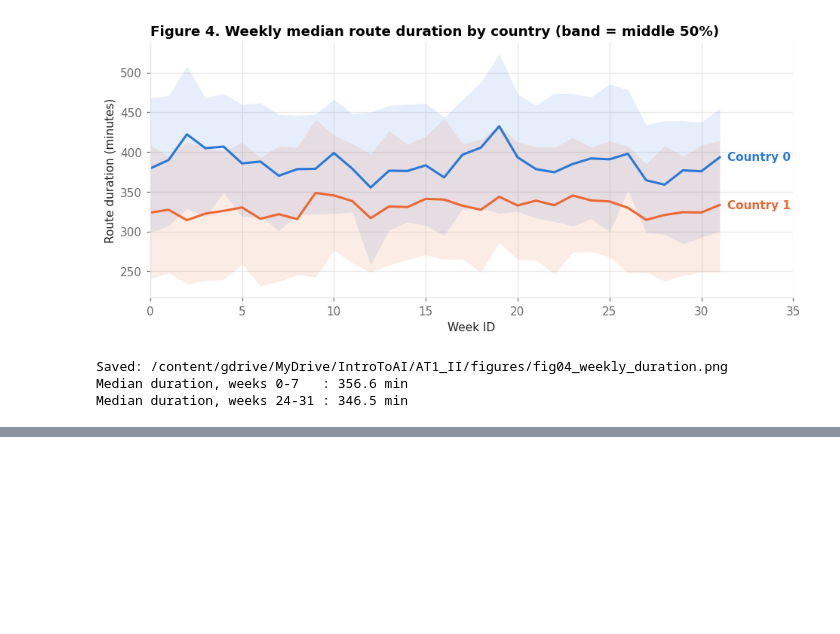
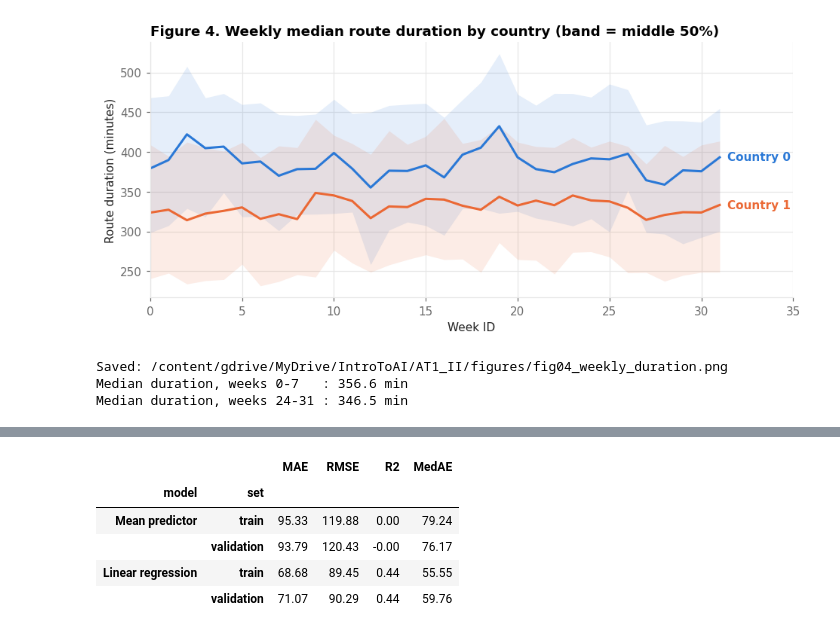
Before and after one commit to brucenguyen0302-code/last-mile-route-duration, a Jupyter notebook: notebooks/AT1_II_route_duration.ipynb, the cells around one changed output, grey strips where cells are left out. Saved outputs shown, nothing was run; the diff lists cells and outputs as text; code cells hidden in the pictures; blank space fills up the shorter version.

Commit message:
Split routes by week and fit baseline models

```diff
--- a/notebooks/AT1_II_route_duration.ipynb
+++ b/notebooks/AT1_II_route_duration.ipynb
@@ -592,0 +659,14 @@ Median duration, weeks 24-31 : 346.5 min
+# %%
+from sklearn.compose import ColumnTransformer
+from sklearn.preprocessing import StandardScaler, OneHotEncoder
+from sklearn.pipeline import Pipeline
+
+def make_preprocessor():
+    return ColumnTransformer([
+        ('num', StandardScaler(), FEATURES_NUM),
+        ('cat', OneHotEncoder(handle_unknown='ignore', sparse_output=False), FEATURES_CAT),
+    ])
+
+preview = make_preprocessor().fit(X_train)
+print('Model inputs after pre-processing:', len(preview.get_feature_names_out()))
+print(list(preview.get_feature_names_out()))
@@ -592,0 +696,35 @@ Median duration, weeks 24-31 : 346.5 min
+# %%
+from sklearn.dummy import DummyRegressor
+from sklearn.linear_model import LinearRegression
+from sklearn.metrics import mean_absolute_error, root_mean_squared_error, r2_score, median_absolute_error
+
+def score(y_true, y_pred):
+    return {
+        'MAE': mean_absolute_error(y_true, y_pred),
+        'RMSE': root_mean_squared_error(y_true, y_pred),
+        'R2': r2_score(y_true, y_pred),
+        'MedAE': median_absolute_error(y_true, y_pred),
+    }
+
+baselines = {
+    'Mean predictor': Pipeline([('prep', make_preprocessor()), ('model', DummyRegressor(strategy='mean'))]),
+    'Linear regression': Pipeline([('prep', make_preprocessor()), ('model', LinearRegression())]),
+}
+
+rows = {}
+for name, pipe in baselines.items():
+    pipe.fit(X_train, y_train)
+    rows[(name, 'train')] = score(y_train, pipe.predict(X_train))
+    rows[(name, 'validation')] = score(y_val, pipe.predict(X_val))
+
+baseline_results = pd.DataFrame(rows).T
+baseline_results.index.names = ['model', 'set']
+baseline_results.to_csv(os.path.join(RESULTS_DIR, 'baseline_validation.csv'))
+display(baseline_results.round(3))
+# %% [output]
+|  |  | MAE | RMSE | R2 | MedAE |
+| model | set |  |  |  |  |
+| Mean predictor | train | 95.33 | 119.88 | 0.00 | 79.24 |
+|  | validation | 93.79 | 120.43 | -0.00 | 76.17 |
+| Linear regression | train | 68.68 | 89.45 | 0.44 | 55.55 |
+|  | validation | 71.07 | 90.29 | 0.44 | 59.76 |
```
Also changed, not shown: parts of 7 cells of this notebook.
